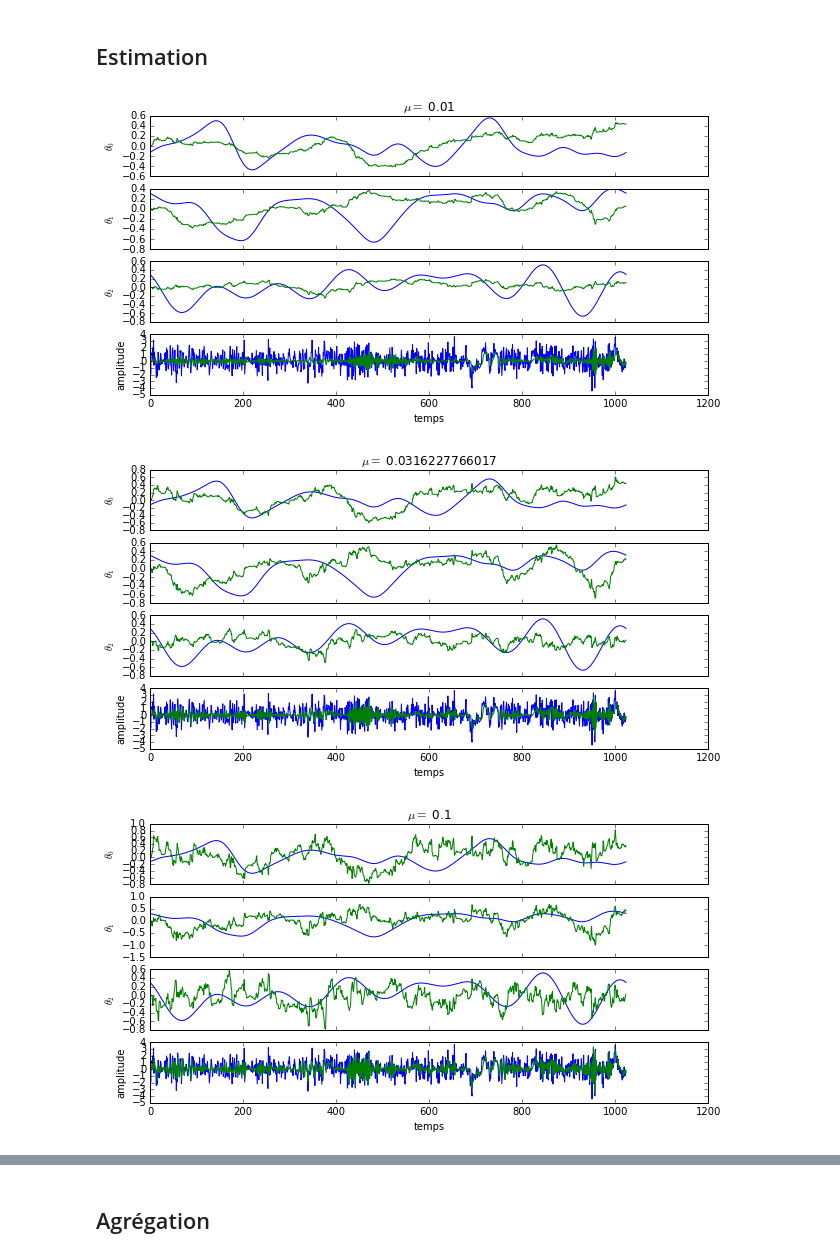
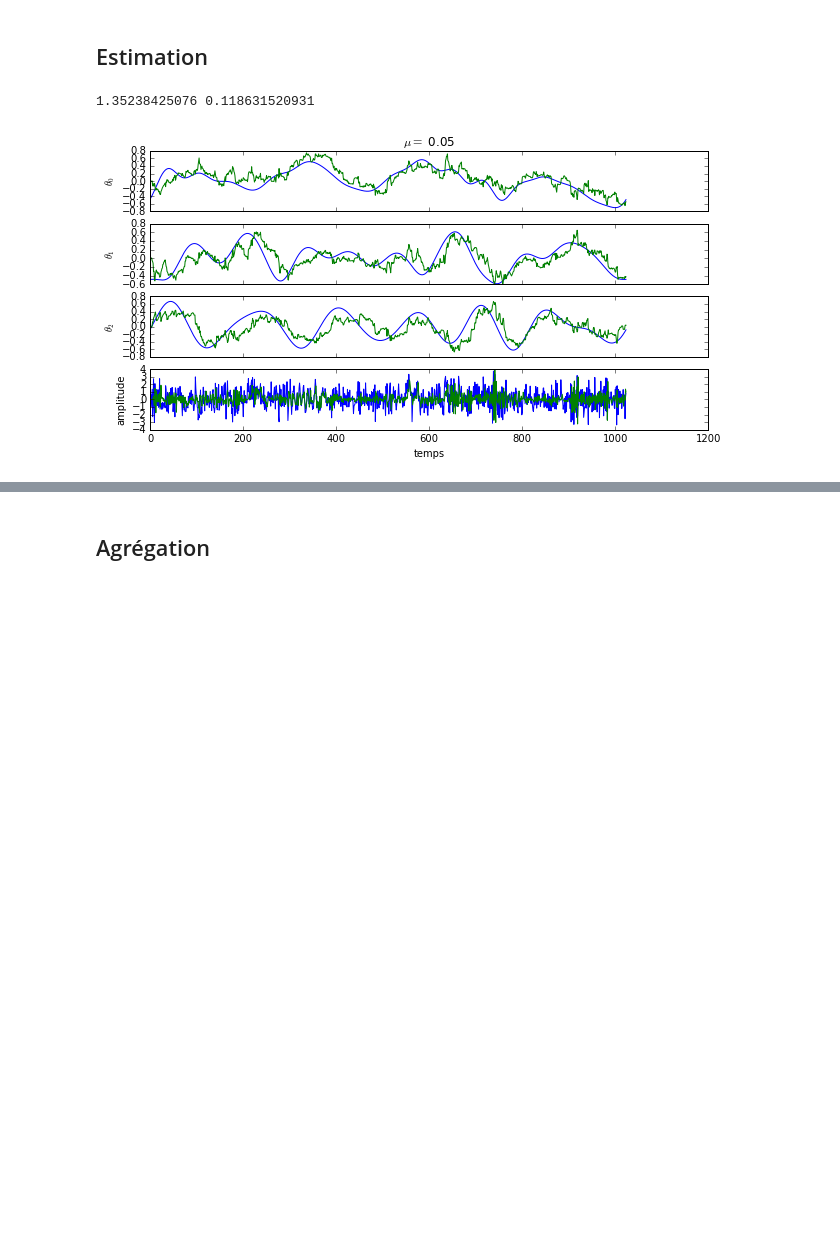
Before and after one commit to jngod2011/TVAR_Prediction, a Jupyter notebook: notebooks/TVAR_d_bisbis.ipynb, the cells around one changed output, grey strips where cells are left out. Drawn from its saved outputs; the diff is of its cells as text; code cells hidden in the pictures; blank space fills up the shorter version.

```diff
--- a/notebooks/TVAR_d_bisbis.ipynb
+++ b/notebooks/TVAR_d_bisbis.ipynb
@@ -55,7 +55,6 @@ d = 3
 T=int(2**10)
 kappa = np.zeros((d,T))
 for k in np.arange(d):
-    kappa[k,:] = np.sin(2*np.pi*k*np.arange(T)/T)/2
     kappa[k,:] = random_sum_sine(6,T)
 X_tot, X, theta = generation_TVAR(d, T, kappa)
 
@@ -86,19 +85,10 @@ def generation_est2(X, d, T, mu):
     X_pred = np.zeros(T,dtype='double')
     XX = X[0:d][::-1]
     for t in np.arange(d,T):
-        err = X[t]-np.dot(theta_est[:,t-1].T,XX)
+        XX = X[t-d:t][::-1]
+        X_pred[t] = np.dot(theta_est[:,t-1].T,XX)
+
+        err = X[t]-X_pred[t]
 
         theta_est[:,t] = theta_est[:,t-1] + mu*XX/(1+mu*np.linalg.norm(XX)**2)*err
-        X_pred[t] = np.dot(theta_est[:,t].T,XX)
-
-        XX = X[t-d:t][::-1]
-
-        #if t < d+5:
-        #    print("X(%s)=%s,X(%s)=%s,X(%s)=%s"%(t-1,XX[0],t-2,XX[1],t-3,XX[2]))
-        #    print("X(%s)=%s:"%(t,X[t]))
-        #    print("valeur actuelle estimee:",np.dot(theta_est[:,t-1].T,XX))
-        #    print("erreur :", err)
-        #    print("theta(t) :",theta_est[:,t])
-        #    print("Xpred(t) :", X_pred[t])
-
     return X_pred, theta_est
@@ -120,29 +95,24 @@ def generation_est(X, d, T, mu):
 # %%
-log_mu = np.arange(-2,0.5,0.5)
-N = len(log_mu)
-mu = np.power(10,log_mu)
-MSE_pred = np.zeros(N)
-MSE_estim = np.zeros(N)
-for n in np.arange(N):
-
-    # test estimation
-    X_pred, theta_est = generation_est2(X,d,T,mu[n])
-    fig,ax = plt.subplots(d+1,1,figsize=(10,5))
-    for k in np.arange(d):
-        ax[k].plot(theta[k,:])
-        ax[k].plot(theta_est[k,:])
-        plt.setp(ax[k].get_xticklabels(), visible=False)
-        ax[k].set_ylabel(r"$\theta_{%s}$"%k)
-    ax[d].plot(X)
-    ax[d].plot(X_pred)
-    ax[d].set_xlabel('temps')
-    ax[d].set_ylabel('amplitude')
-    ax[0].set_title(r"$\mu=$ %s"%mu[n])
+# test estimation
+mu = 0.05
+X_pred, theta_est = generation_est2(X,d,T,mu)
+fig,ax = plt.subplots(d+1,1,figsize=(10,5))
+for k in np.arange(d):
+    ax[k].plot(theta[k,:])
+    ax[k].plot(theta_est[k,:])
+    plt.setp(ax[k].get_xticklabels(), visible=False)
+    ax[k].set_ylabel(r"$\theta_{%s}$"%k)
+ax[d].plot(X)
+ax[d].plot(X_pred)
+ax[d].set_xlabel('temps')
+ax[d].set_ylabel('amplitude')
+ax[0].set_title(r"$\mu=$ %s"%mu)
 
 
-    MSE_pred[n]=2./T*np.sum((X_pred[int(T/2):]-X[int(T/2):])**2)
-    MSE_estim[n]=2./T*np.sum(np.linalg.norm(theta_est[:,int(T/2):]-theta[:,int(T/2):],axis=0)**2)
+MSE_pred = 2./T*np.sum((X_pred[int(T/2):]-X[int(T/2):])**2)
+MSE_estim = 2./T*np.sum(np.linalg.norm(theta_est[:,int(T/2):]-theta[:,int(T/2):],axis=0)**2)
+
+print(MSE_pred, MSE_estim)
 # %% [output]
+1.35238425076 0.118631520931
-[figure, old version]
+[figure, new version]
-[figure, removed]
-[figure, removed]
```
Also changed, not shown: parts of 12 cells of this notebook, 2 other files.
